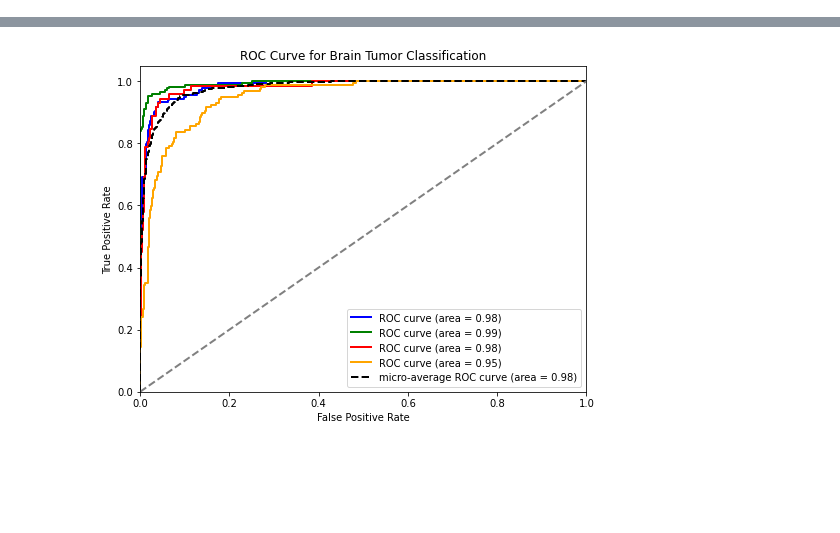
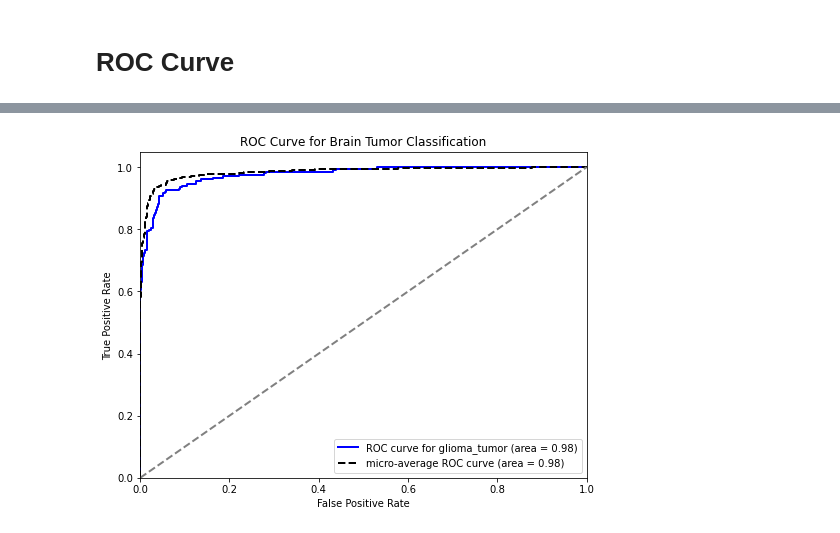
Before and after one commit to sundeep449/brain_tumor_classification, a Jupyter notebook: multi_class_classification_sequential.ipynb, the cells around one changed output, grey strips where cells are left out. Drawn from its saved outputs; the diff is of its cells as text; code cells hidden in the pictures; blank space fills up the shorter version.

```diff
--- a/multi_class_classification_sequential.ipynb
+++ b/multi_class_classification_sequential.ipynb
@@ -34,0 +23,2 @@ BATCH_SIZE = 32
+# %%
+data_path = 'C:/Users/sunde/Desktop/Brain Tumor'
@@ -161,4 +153,4 @@ Epoch 10/10
 # %%
 import keras
-model_path1 = '/content/brain_tumor_model.h5'
+model_path1 = './/brain_tumor_model.h5'
 model1 = keras.models.load_model(model_path1)
@@ -226,13 +221,10 @@ plt.show()
 # %%
-import keras
-import matplotlib.pyplot as plt
-
 # Load the model
-model_path1 = '/content/brain_tumor_model.h5'
+model_path1 = 'brain_tumor_model.h5'
 model1 = keras.models.load_model(model_path1)
 
 # Load the training history
-history = np.load('/content/brain_tumor_history.npy', allow_pickle=True).item()
+history = np.load('brain_tumor_history.npy', allow_pickle=True).item()
 
 # Plot the training and validation accuracy over time
 plt.plot(history['accuracy'])
@@ -257,15 +249,14 @@ plt.show()
+# %% [markdown]
+# ROC Curve
 # %%
 from sklearn.metrics import roc_curve, auc
-from sklearn import svm
 from sklearn.preprocessing import label_binarize
-from sklearn.multiclass import OneVsRestClassifier
 
 # Convert y_train and y_val to one-hot encoded binary matrix
 y_train_binary = label_binarize(y_train, classes=[0, 1, 2, 3])
 y_val_binary = label_binarize(y_val, classes=[0, 1, 2, 3])
 
 # Train the model using OneVsRestClassifier
-#model = OneVsRestClassifier(svm.SVC(kernel='linear', probability=True, random_state=0))
 model1.fit(X_train, y_train_binary)
 
 # Compute the predicted probabilities for each class on the validation set
@@ -285,10 +276,7 @@ roc_auc["micro"] = auc(fpr["micro"], tpr["micro"])
 
 # Plot the ROC curves
 plt.figure(figsize=(8, 6))
-plt.plot(fpr[0], tpr[0], color='blue', lw=2, label='ROC curve (area = %0.2f)' % roc_auc[0])
-plt.plot(fpr[1], tpr[1], color='green', lw=2, label='ROC curve (area = %0.2f)' % roc_auc[1])
-plt.plot(fpr[2], tpr[2], color='red', lw=2, label='ROC curve (area = %0.2f)' % roc_auc[2])
-plt.plot(fpr[3], tpr[3], color='orange', lw=2, label='ROC curve (area = %0.2f)' % roc_auc[3])
+plt.plot(fpr[0], tpr[0], color='blue', lw=2, label='ROC curve for glioma_tumor (area = %0.2f)' % roc_auc[0])
 plt.plot(fpr["micro"], tpr["micro"], color='black', lw=2, linestyle='--', label='micro-average ROC curve (area = %0.2f)' % roc_auc["micro"])
 plt.plot([0, 1], [0, 1], color='gray', lw=2, linestyle='--')
 plt.xlim([0.0, 1.0])
@@ -304 +290 @@ plt.show()
-[figure, old version]
+[figure, new version]
```
Also changed, not shown: parts of 44 cells of this notebook.
